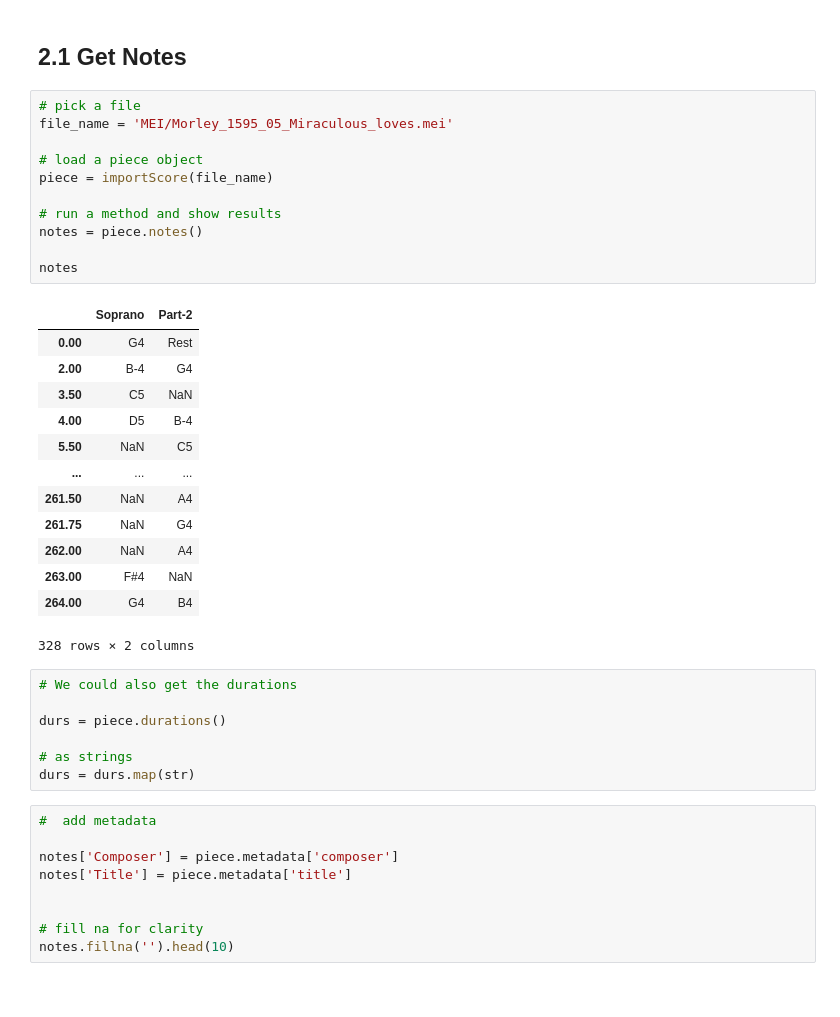
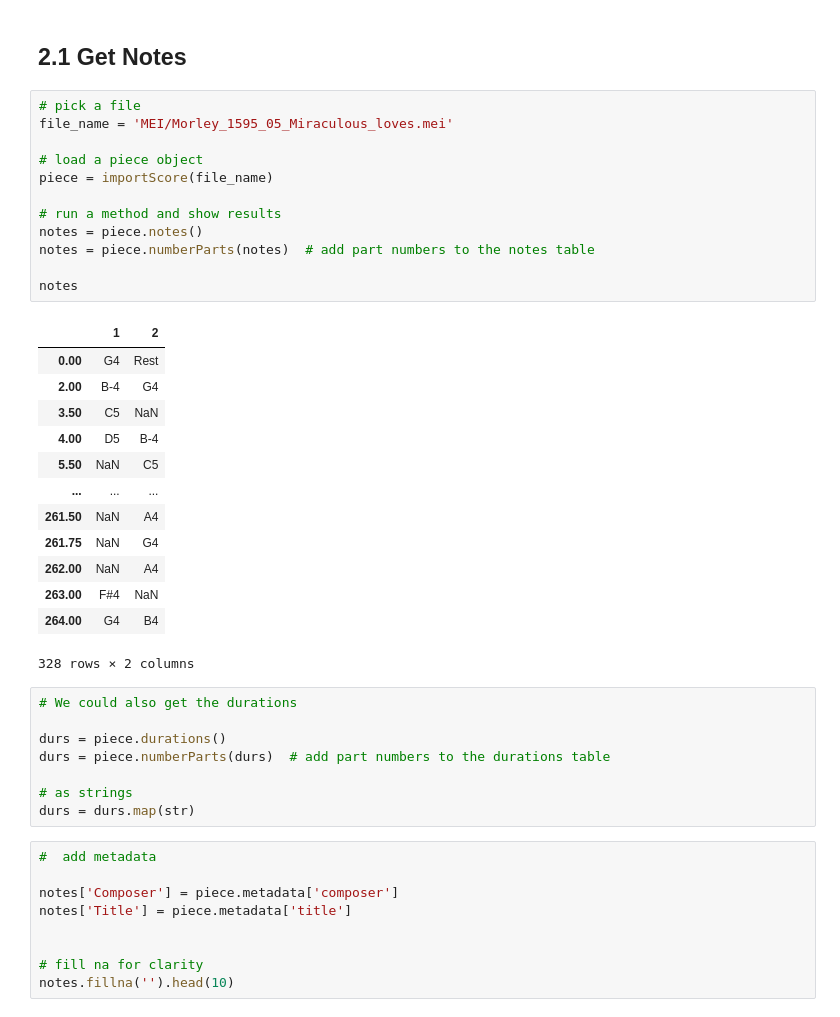
Before and after one commit to RichardFreedman/Heidelberg_Class, a Jupyter notebook: 04 MEI M21 CRIM Intervals/CRIM_Intervals_Duos.ipynb, the cells around one changed output. Cells and saved outputs as stored; diff of their text form.

```diff
--- a/04 MEI M21 CRIM Intervals/CRIM_Intervals_Duos.ipynb
+++ b/04 MEI M21 CRIM Intervals/CRIM_Intervals_Duos.ipynb
@@ -156,16 +156,17 @@ notes
 # %%
 # pick a file
 file_name = 'MEI/Morley_1595_05_Miraculous_loves.mei'
 
 # load a piece object
 piece = importScore(file_name)
 
 # run a method and show results
 notes = piece.notes()
+notes = piece.numberParts(notes)  # add part numbers to the notes table
 
 notes
 # %% [output]
-|  | Soprano | Part-2 |
+|  | 1 | 2 |
 | 0.00 | G4 | Rest |
 | 2.00 | B-4 | G4 |
 | 3.50 | C5 | NaN |
@@ -182,6 +183,7 @@ notes
 # We could also get the durations
 
 durs = piece.durations()
+durs = piece.numberParts(durs)  # add part numbers to the durations table
 
 # as strings
 durs = durs.map(str)
```
Also changed, not shown: parts of 11 cells of this notebook, 1 other file.
